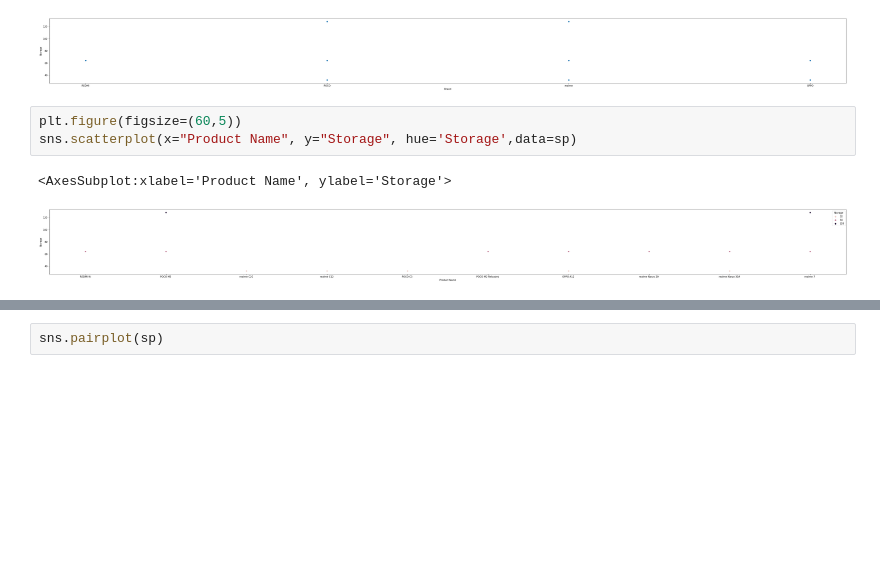
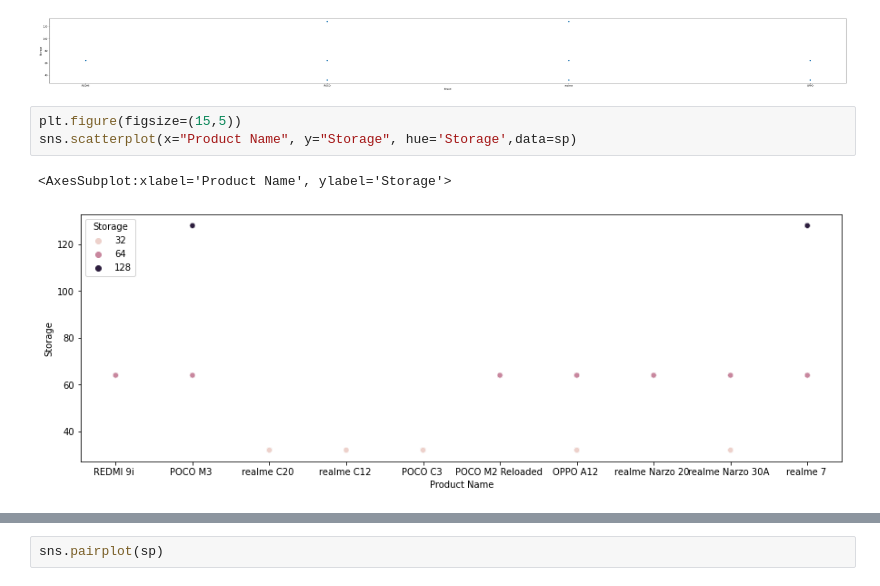
Before and after one commit to shahidp-ss/Web-Scrapping, a Jupyter notebook: analysis of data.ipynb, the cells around one changed output, grey strips where cells are left out. Drawn from its saved outputs; the diff is of its cells as text; blank space fills up the shorter version.

```diff
--- a/analysis of data.ipynb
+++ b/analysis of data.ipynb
@@ -506,9 +528,9 @@ sns.scatterplot(x="Brand", y="Storage", data=sp)
 <AxesSubplot:xlabel='Brand', ylabel='Storage'>
 [figure]
 # %%
-plt.figure(figsize=(60,5))
+plt.figure(figsize=(15,5))
 sns.scatterplot(x="Product Name", y="Storage", hue='Storage',data=sp)
 # %% [output]
 <AxesSubplot:xlabel='Product Name', ylabel='Storage'>
-[figure, old version]
+[figure, new version]
 # %%
```
Also changed, not shown: parts of 9 cells of this notebook.
